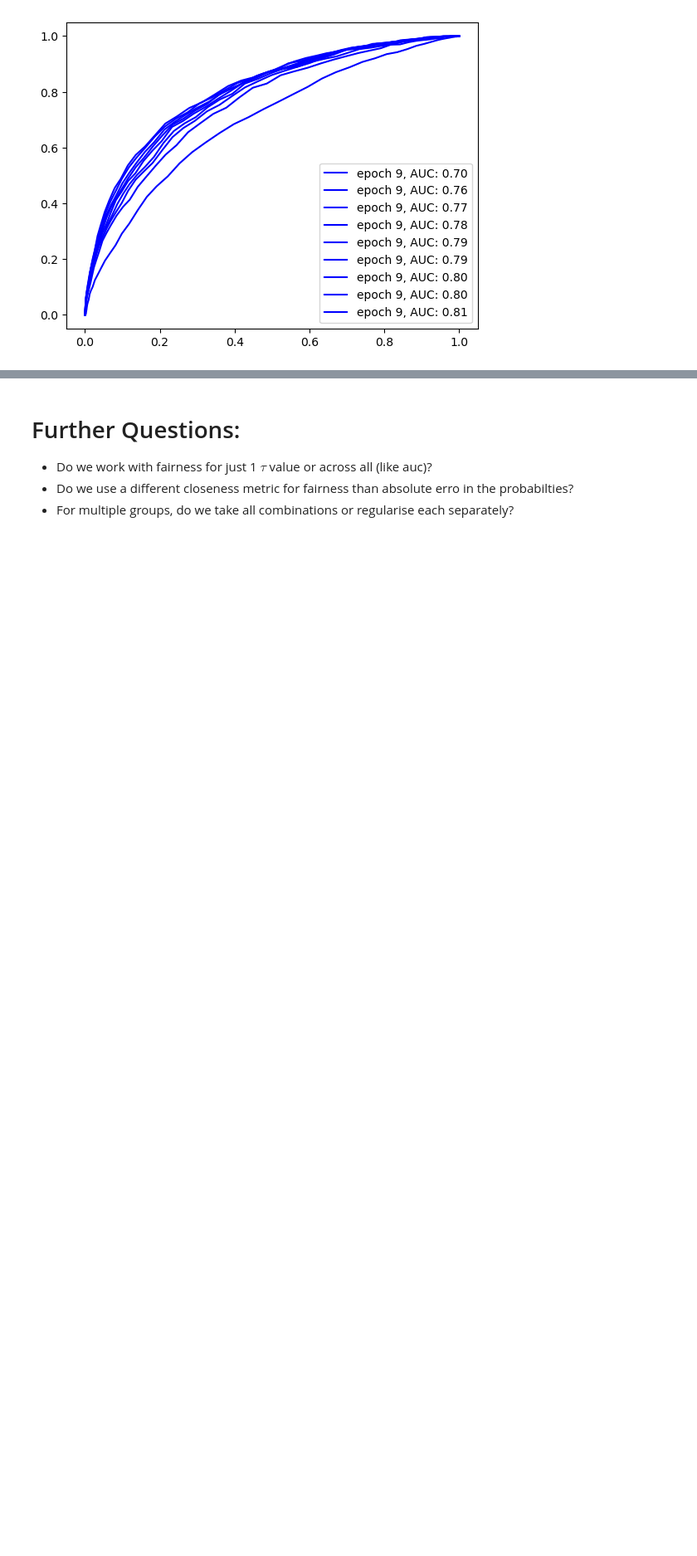
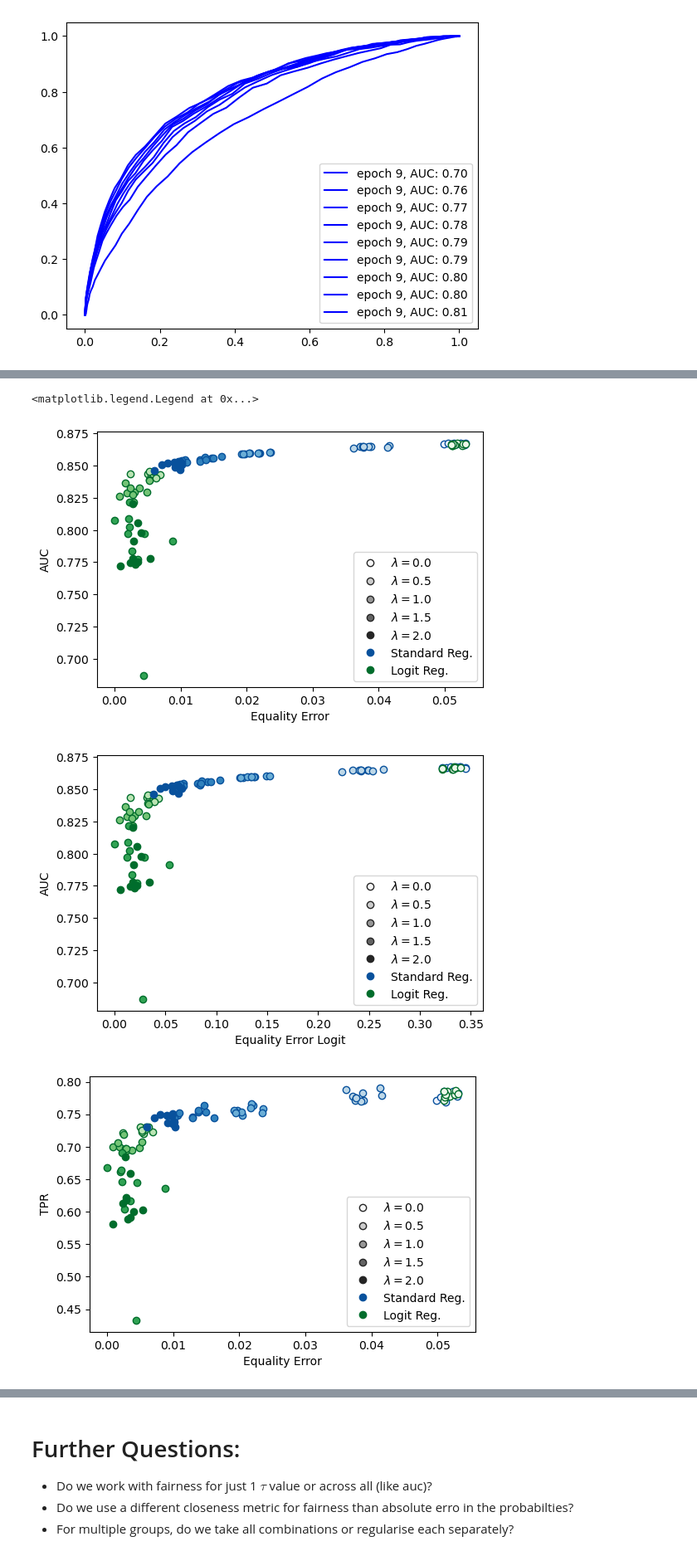
Before and after one commit to joshgivens/ClassificationwithAltLoss, a Jupyter notebook: fairness_constraints/Regularisation/equal_odds.ipynb, the cells around one changed output, grey strips where cells are left out. Shown at 83% size. Cells and saved outputs as stored; diff of their text form; code cells hidden in the pictures; blank space fills up the shorter version.

Commit message:
Added more experiments with logit and maxratio

```diff
--- a/fairness_constraints/Regularisation/equal_odds.ipynb
+++ b/fairness_constraints/Regularisation/equal_odds.ipynb
@@ -2766,7 +2901,7 @@ preds1 = model.predict(x1).detach()
 update_tau(model, scores0.detach(), scores1.detach(), type="prop1", value=prop_1)
 scores1 = scores1.repeat(batch_rep)
 # Use 0 scores to update tau to give 20% FP rate
-for epoch in tqdm(range(nepochs)):
+for epoch in range(nepochs):
     for (x0, income0), (x1, income1) in zip(dataloader0, dataloader1):
         optimizer.zero_grad()
         loss = lossfunc(scores0, scores1)
@@ -2799,8 +2934,8 @@ for epoch in tqdm(range(nepochs)):
             fdr_equal_error = equality_loss(y_test, pred_te, income_test, regtype="fdr")
             ax.plot(fpr, tpr, label = 'epoch %d, AUC: %0.2f' % (epoch, auc), color="b", alpha=alphas[epoch].item())
             print(f"Loss:{loss.item(): 0.3f} | Reg:{reg.item(): .3f} | FDR Error Tr:{equality_error_tr.item(): .3f} | ",
-                f"AUC:{auc: .3f} | Equality Error:{equal_error.item(): .3f} | FDR Equal Error:{fdr_equal_error.item(): .3f}",
-                f"FPR:{single_fpr: .3f} | TPR:{single_tpr: .3f} | FDR:{single_fdr: .3f}"
+                  f"FDR Equal Error:{fdr_equal_error.item(): .3f} |",
+                  f"AUC:{auc: .3f} | FPR:{single_fpr: .3f} | TPR:{single_tpr: .3f} | FDR:{single_fdr: .3f}"
                 )
 
 ax.legend()
@@ -3566,0 +3711,59 @@ Loss: 0.892 | Reg: 0.088 | FDR Error Tr: 0.091 |  AUC: 0.807 | Equality Error: 0
+# %%
+results = torch.load('AUC_init_results.pt')
+logit_results = torch.load('AUC_init_logit_results.pt')
+all_results = {"Standard": results, "Logit": logit_results}
+nrep=int(all_results["Standard"]["equal_losses"].shape[1])
+alphas = torch.linspace(0.2, 1, len(all_results['Standard']["lambdas"]))
+lambda_cols = ["#eff3ff", "#bdd7e7", "#6baed6", "#3182bd", "#08519c"]
+lambda_cols_logit = ["#edf8e9", "#bae4b3", "#74c476", "#31a354", "#006d2c"]
+default_cols = ["#f7f7f7","#cccccc", "#969696", "#636363", "#252525"]
+cols = {"Standard": lambda_cols, "Logit": lambda_cols_logit}
+fig, ax = plt.subplots(figsize=(6,4))
+for i,lamb in enumerate(lambs):
+    ax.plot(torch.nan, torch.nan, 'o', label = r"$\lambda=$"+f'{lamb}', color=default_cols[i],markeredgecolor='#252525')
+    for key in all_results.keys():
+        if i == 4:
+            label = key+" Reg."
+        else:
+            label = None
+        ax.plot(all_results[key]["equal_losses"][i], all_results[key]["aucs"][i],
+                'o', label = label, color=cols[key][i],markeredgecolor=cols[key][-1])
+
+ax.set_xlabel('Equality Error')
+ax.set_ylabel('AUC')
+ax.legend()
+
+fig, ax = plt.subplots(figsize=(6,4))
+for i,lamb in enumerate(lambs):
+    ax.plot(torch.nan, torch.nan, 'o', label = r"$\lambda=$"+f'{lamb}', color=default_cols[i],markeredgecolor='#252525')
+    for key in all_results.keys():
+        if i == 4:
+            label = key+" Reg."
+        else:
+            label = None
+        ax.plot(all_results[key]["equal_losses_logit"][i], all_results[key]["aucs"][i],
+                'o', label = label, color=cols[key][i],markeredgecolor=cols[key][-1])
+
+ax.set_xlabel('Equality Error Logit')
+ax.set_ylabel('AUC')
+ax.legend()
+
+fig, ax = plt.subplots(figsize=(6,4))
+for i,lamb in enumerate(lambs):
+    ax.plot(torch.nan, torch.nan, 'o', label = r"$\lambda=$"+f'{lamb}', color=default_cols[i],markeredgecolor='#252525')
+    for key in all_results.keys():
+        if i == 4:
+            label = key+" Reg."
+        else:
+            label = None
+        ax.plot(all_results[key]["equal_losses"][i], all_results[key]["single_tprs"][i],
+                'o', label = label, color=cols[key][i],markeredgecolor=cols[key][-1])
+
+ax.set_xlabel('Equality Error')
+ax.set_ylabel('TPR')
+ax.legend()
+# %% [output]
+<matplotlib.legend.Legend at 0x...>
+[figure, added]
+[figure, added]
+[figure, added]
```
Also changed, not shown: parts of 15 cells of this notebook, 3 other files.
